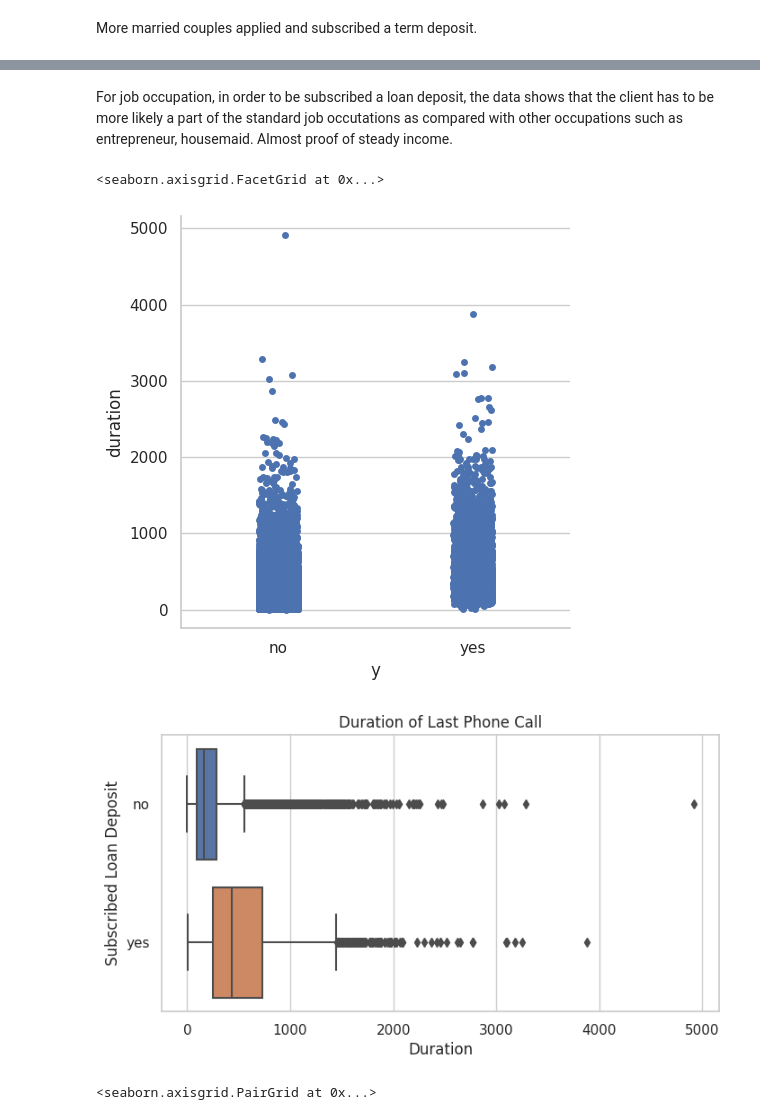
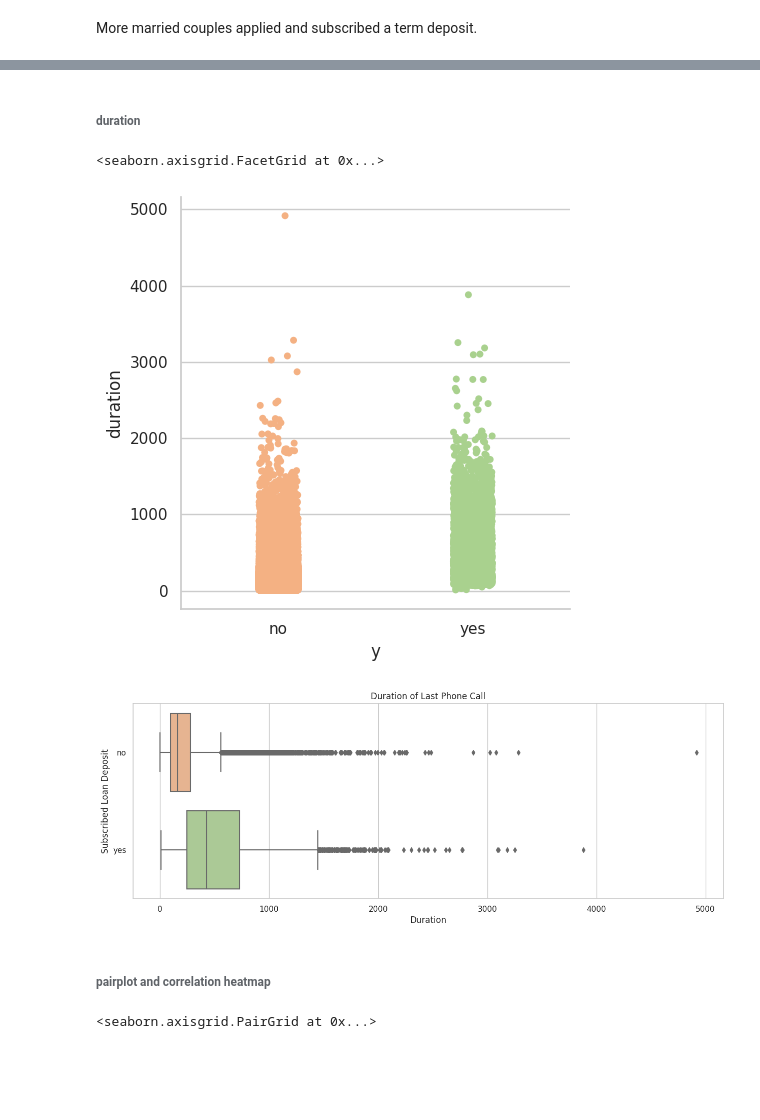
Before and after one commit to yikchungchan/DSA-5101-P1, a Jupyter notebook: DSA5101_project.ipynb, the cells around one changed output, grey strips where cells are left out. Saved outputs shown, nothing was run; the diff lists cells and outputs as text; code cells hidden in the pictures; blank space fills up the shorter version.

Commit message:
added parts to EDA

```diff
--- a/DSA5101_project.ipynb
+++ b/DSA5101_project.ipynb
@@ -728,0 +1053,12 @@ grid_layout.map(plt.hist, 'age');
+# %%
+# Create a new column 'age_bin' based on age bins
+df_eda['age_bin'] = pd.cut(df_eda['age'], bins=age_bins)
+
+# Pivot the data to get count of 'y' by age bin and job, rename columns, and reset index
+job_count_by_age = df_eda.pivot_table(index='job', columns='age_bin', values='y', aggfunc='count', fill_value=0) \
+    .rename_axis(columns={'job': 'Job'}).loc[:, lambda x: x.any()].assign(Sum=lambda df: df.sum(axis=1)).reset_index()
+
+# Get the maximum count of 'y' for each row, excluding the 'Sum' column
+job_count_by_age['max_count_of_y'] = job_count_by_age.iloc[:, 1:-1].max(axis=1)
+
+job_count_by_age
@@ -728,0 +1160,12 @@ grid_layout.map(plt.hist, 'age');
+# %%
+# Create a new column 'age_bin' based on age bins
+df_eda['age_bin'] = pd.cut(df_eda['age'], bins=age_bins)
+
+# Pivot the data to get count of 'y' by age bin and marital status, rename columns, and reset index
+marital_count_by_age = df_eda.pivot_table(index='marital', columns='age_bin', values='y', aggfunc='count', fill_value=0) \
+    .rename_axis(columns={'marital': 'Marital Status'}).loc[:, lambda x: x.any()].assign(Sum=lambda df: df.sum(axis=1)).reset_index()
+
+# Get the maximum count of 'y' for each row, excluding the 'Sum' column
+marital_count_by_age['max_count_of_y'] = marital_count_by_age.iloc[:, 1:-1].max(axis=1)
+
+marital_count_by_age
@@ -809,15 +1200,0 @@ plt.show(g);
-# %%
-# Another way to look at job occupations of those Subscribed
-#-----------------------------------------------------------
-ax = sns.countplot(data=yes_data,x='job', order=yes_data.job.value_counts().index)
-
-# Set up the plot axes
-sns.set_style("whitegrid")
-ax.set_ylabel('Count')
-ax.set_xlabel('Job Occupation')
-ax.set_title('Job Occupation of those Subscribed Loan Deposit')
-
-# Rotate the x labels
-ax.set_xticklabels(ax.get_xticklabels(), rotation=40, ha="right")
-plt.tight_layout()
-plt.show()
@@ -826,5 +1201,5 @@ plt.show()
-# %% [markdown]
-For job occupation, in order to be subscribed a loan deposit, the data shows that the client has to be more likely a part of the standard job occutations as compared with other occupations such as entrepreneur, housemaid. Almost proof of steady income.
+# %% [markdown]
+###### duration
 # %%
 # duration: last contact duration, in seconds (numeric). Important note: this attribute highly affects the output
 # target (e.g., if duration=0 then y='no'). Yet, the duration is not known before a call is performed. Also, after
@@ -832,20 +1207,22 @@ For job occupation, in order to be subscribed a loan deposit, the data shows tha
 # Thus, this input should only be included for benchmark purposes and should be discarded if the intention is to have
 # a realistic predictive model.
 
-sns.catplot(data=df_preprocessed, x='y', y='duration')
+sns.catplot(data=df_preprocessed, x='y', y='duration', palette=colors)
 # %% [output]
 <seaborn.axisgrid.FacetGrid at 0x...>
-[figure, old version]
+[figure, new version]
 # %%
-g = sns.boxplot(data=df_eda, x='duration', y='y',orient = 'h')
+g = sns.boxplot(data=df_eda, x='duration', y='y',orient = 'h', palette=colors)
 
 g.set_xlabel('Duration')
 g.set_ylabel('Subscribed Loan Deposit')
 g.set_title('Duration of Last Phone Call')
 
 plt.show(g);
 # %% [output]
-[figure, old version]
+[figure, new version]
+# %% [markdown]
+###### pairplot and correlation heatmap
 # %%
 sns.pairplot(data=df_preprocessed, hue='y', vars= ['age', 'balance', 'duration', 'campaign', 'previous'], palette=colors)
 # %% [output]
```
Also changed, not shown: parts of 54 cells of this notebook.
